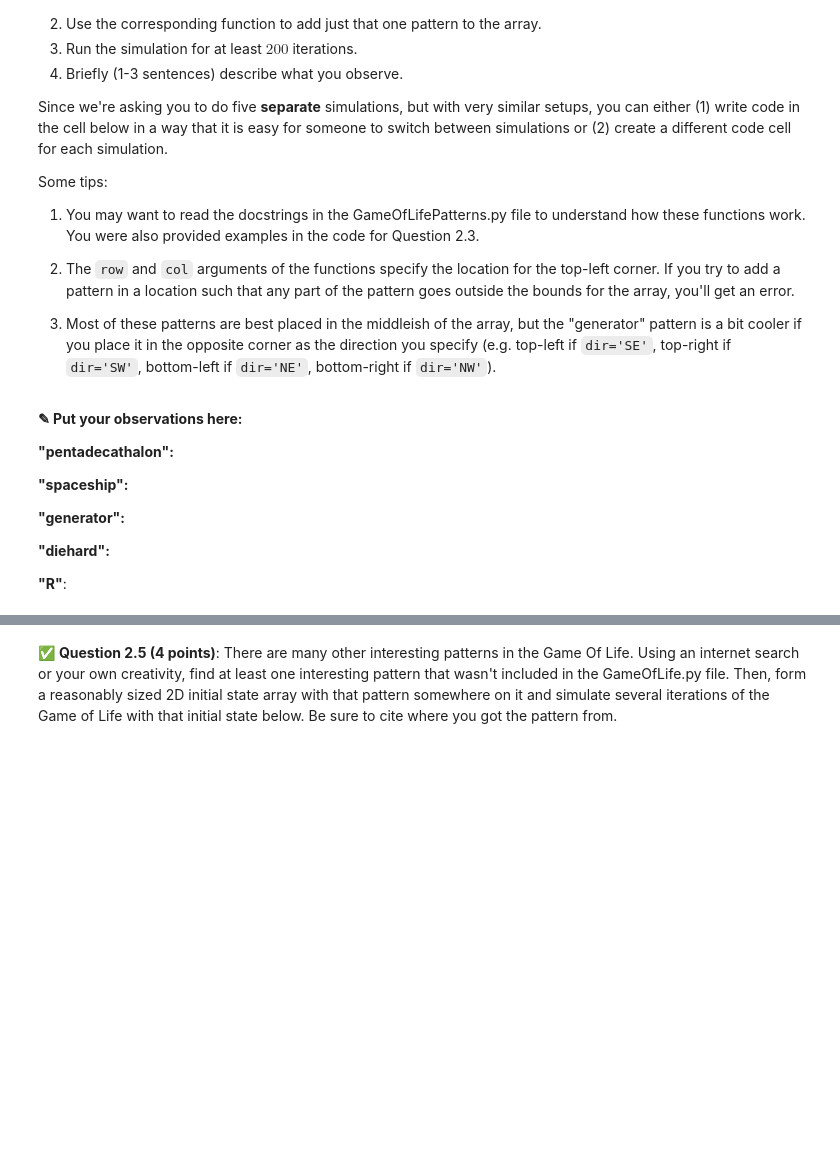
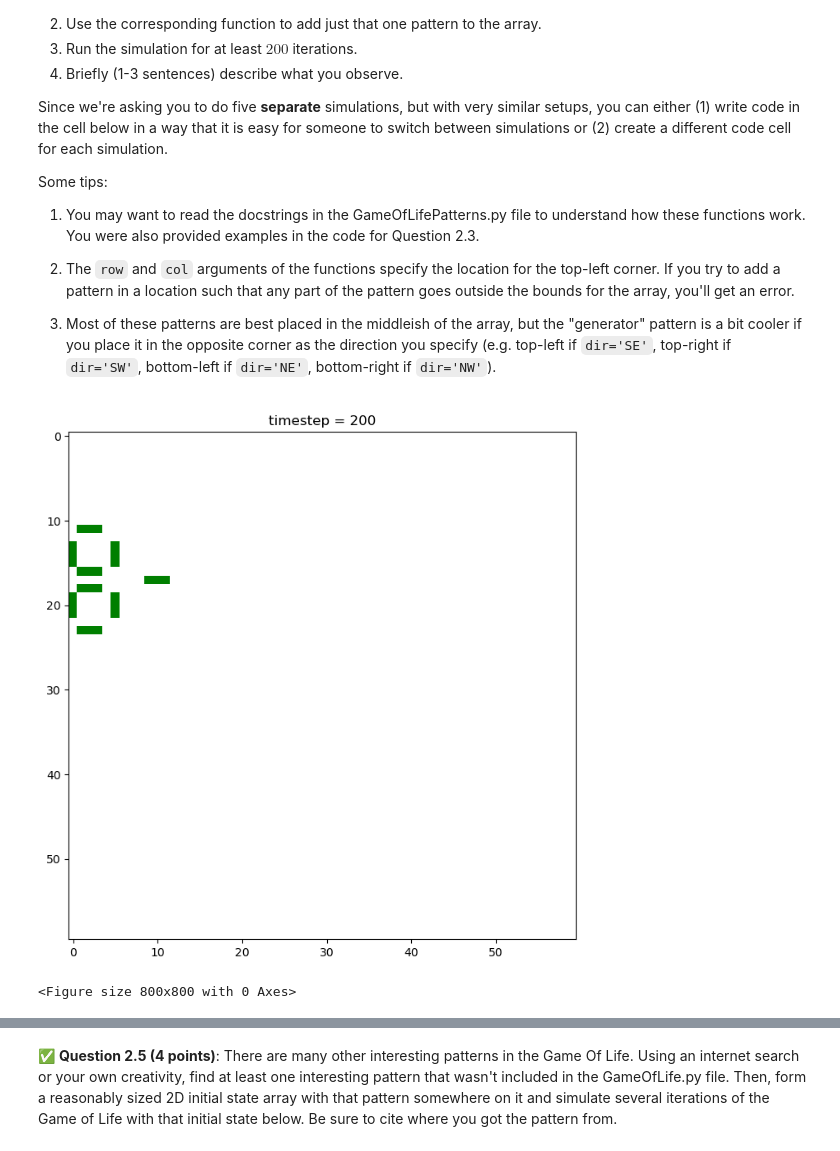
Before and after one commit to rags45/CMSE202-f23-turnin, a Jupyter notebook: hw-02/HW-02_ABMandGraphTheory-STUDENT.ipynb, the cells around one changed output, grey strips where cells are left out. Saved outputs shown, nothing was run; the diff lists cells and outputs as text; code cells hidden in the pictures; blank space fills up the shorter version.

```diff
--- a/hw-02/HW-02_ABMandGraphTheory-STUDENT.ipynb
+++ b/hw-02/HW-02_ABMandGraphTheory-STUDENT.ipynb
@@ -264,12 +282,20 @@ Some tips:
-# %% [markdown]
-**<font size=+3>&#9998;</font> Put your observations here:**
-
-**"pentadecathalon":**
-
-**"spaceship":**
-
-**"generator":**
-
-**"diehard":**
-
-**"R"**:
+# %%
+# Put your code for Question 2.4 here
+initial_state = np.zeros((60,60))
+initial_state = add_pentadecathalon(initial_state,16,1,'horizontal')
+gameOL = GameOfLife(initial_state)
+
+# figure for animation
+fig, ax = plt.subplots(figsize=(8,8)) # change figsize if needed
+
+# draw the initial state
+gameOL.draw(fig)
+# loop over 200 iterations
+for x in range(200):
+    # evolve the simulation by one timestep
+    gameOL.update()
+    # draw the grid of cells
+    gameOL.draw(fig)
+# %% [output]
+[figure, added]
+<Figure size 800x800 with 0 Axes>
```
Also changed, not shown: parts of 15 cells of this notebook.
